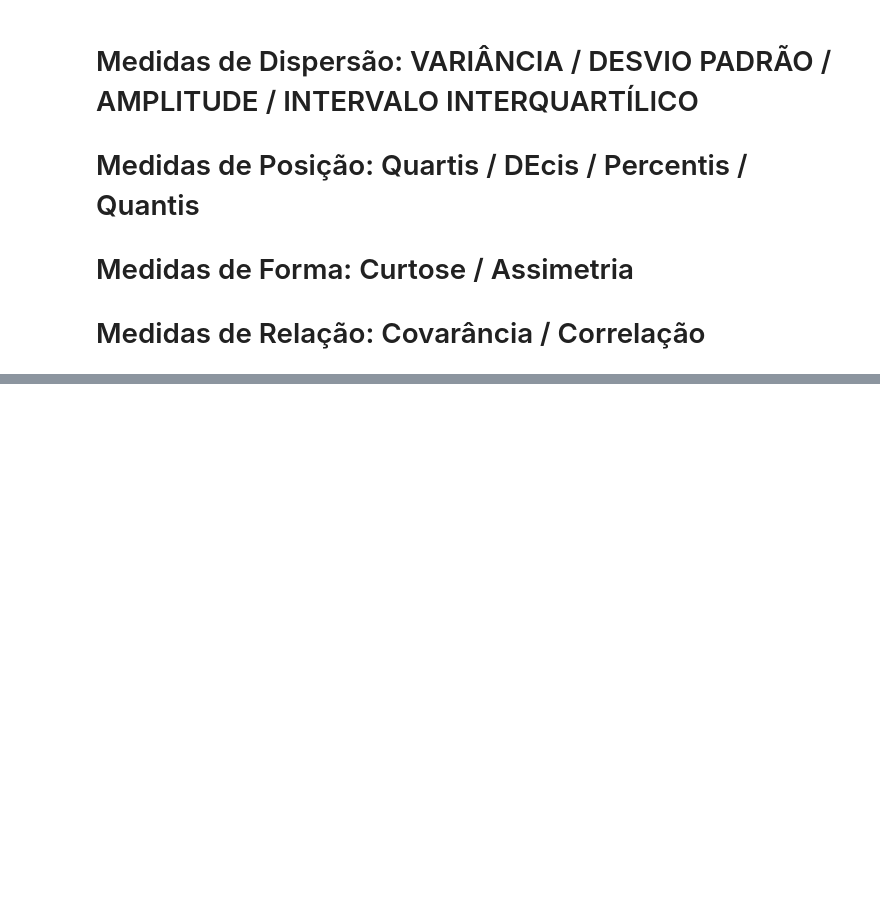
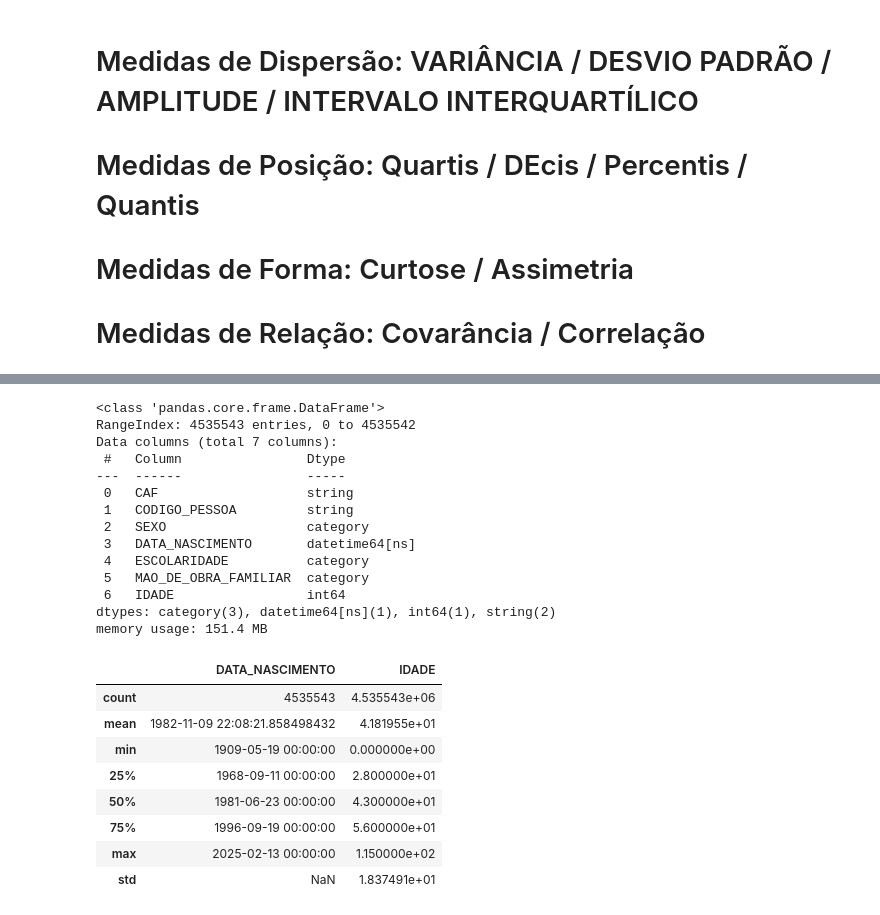
Before and after one commit to Luisamfer/Ativ_Est_Desc, a Jupyter notebook: Estat_desc.ipynb, the cells around one changed output, grey strips where cells are left out. Drawn from its saved outputs; the diff is of its cells as text; code cells hidden in the pictures; blank space fills up the shorter version.

```diff
--- a/Estat_desc.ipynb
+++ b/Estat_desc.ipynb
@@ -23,0 +53,27 @@ from google.colab import drive
+# %%
+df_membros.info()
+df_membros.describe()
+# %% [output]
+<class 'pandas.core.frame.DataFrame'>
+RangeIndex: 4535543 entries, 0 to 4535542
+Data columns (total 7 columns):
+ #   Column                Dtype
+---  ------                -----
+ 0   CAF                   string
+ 1   CODIGO_PESSOA         string
+ 2   SEXO                  category
+ 3   DATA_NASCIMENTO       datetime64[ns]
+ 4   ESCOLARIDADE          category
+ 5   MAO_DE_OBRA_FAMILIAR  category
+ 6   IDADE                 int64
+dtypes: category(3), datetime64[ns](1), int64(1), string(2)
+memory usage: 151.4 MB
+|  | DATA_NASCIMENTO | IDADE |
+| count | 4535543 | 4.535543e+06 |
+| mean | 1982-11-09 22:08:21.858498432 | 4.181955e+01 |
+| min | 1909-05-19 00:00:00 | 0.000000e+00 |
+| 25% | 1968-09-11 00:00:00 | 2.800000e+01 |
+| 50% | 1981-06-23 00:00:00 | 4.300000e+01 |
+| 75% | 1996-09-19 00:00:00 | 5.600000e+01 |
+| max | 2025-02-13 00:00:00 | 1.150000e+02 |
+| std | NaN | 1.837491e+01 |
```
Also changed, not shown: parts of 8 cells of this notebook.
